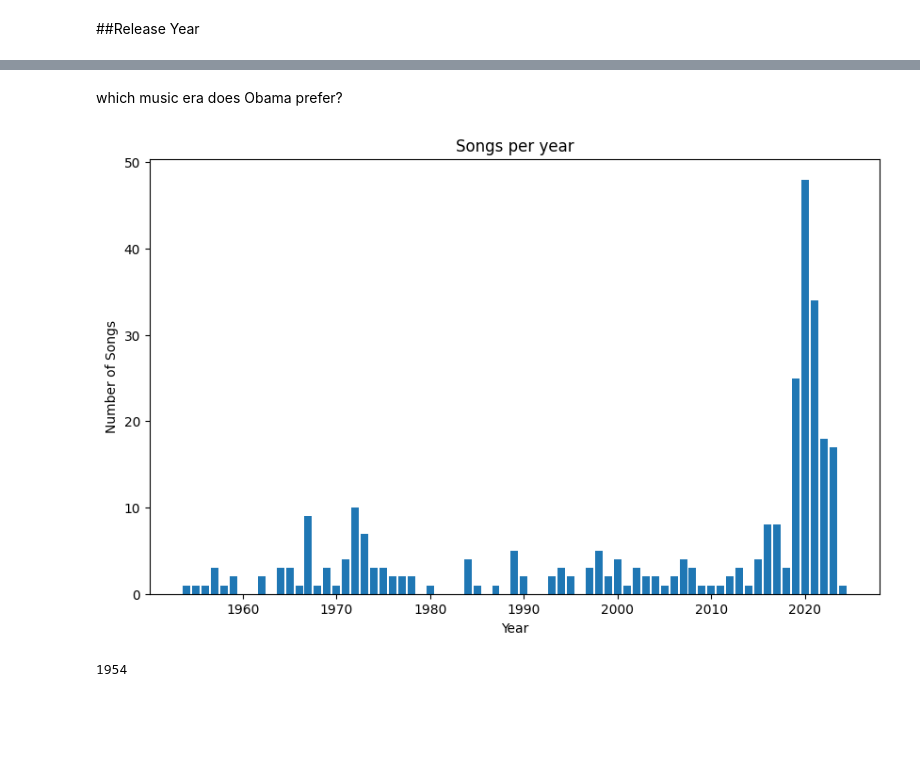
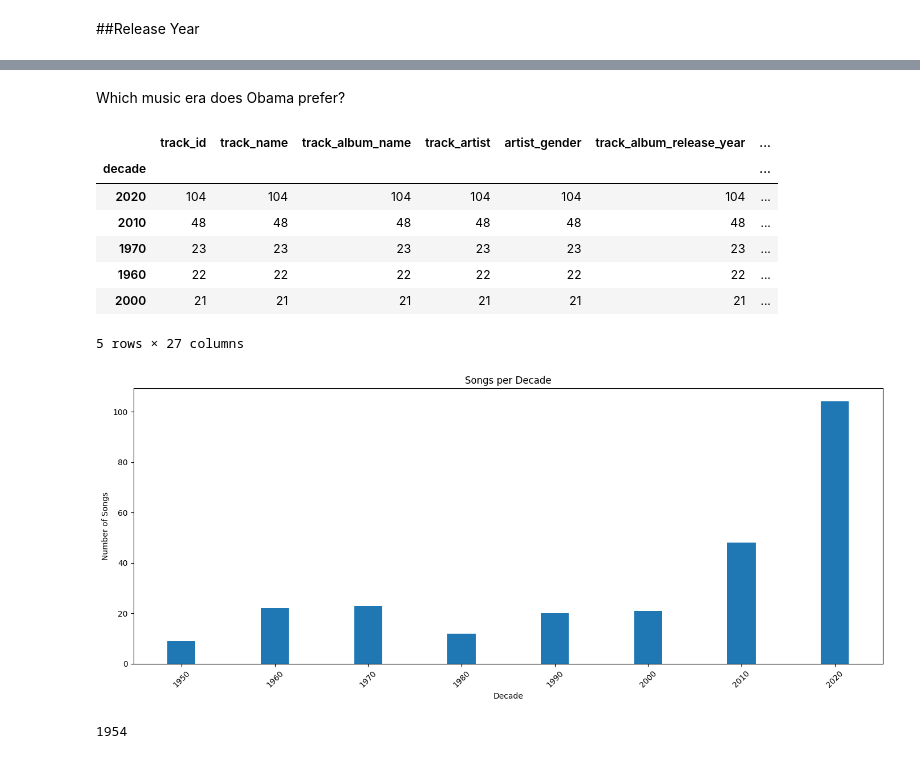
Before and after one commit to Ramonalyst/Music_Recommendation_System, a Jupyter notebook: Obama's_playlists_2019_2023_enriched_Exploration.ipynb, the cells around one changed output, grey strips where cells are left out. Saved outputs shown, nothing was run; the diff lists cells and outputs as text; code cells hidden in the pictures; blank space fills up the shorter version.

```diff
--- a/Obama's_playlists_2019_2023_enriched_Exploration.ipynb
+++ b/Obama's_playlists_2019_2023_enriched_Exploration.ipynb
@@ -125,5 +120,3 @@ np.int64(2)
-# %%
-df = df.drop_duplicates()
 # %%
 df.shape
 # %% [output]
@@ -150,4 +143,8 @@ time_signature               0
 dtype: int64
+# %%
+df['track_album_release_year'] = df['track_album_release_year'].str.replace(r'\D', '', regex=True).astype("Int64")
+# %%
+df['decade'] = (df['track_album_release_year'] // 10) * 10
 # %% [markdown]
 #Obama´s Taste Exploration
 # %% [markdown]
@@ -212,14 +198,37 @@ grouped_by_year.sort_values("track_name", ascending=False)
 # %% [markdown]
-which music era does Obama prefer?
+Which music era does Obama prefer?
+# %%
+grouped_by_decade = df.groupby("decade").count()
+grouped_by_decade.sort_values("track_name", ascending=False).head(5)
+# %% [output]
+|  | track_id | track_name | track_album_name | track_artist | artist_gender | track_album_release_year | ... |
+| decade |  |  |  |  |  |  | ... |
+| 2020 | 104 | 104 | 104 | 104 | 104 | 104 | ... |
+| 2010 | 48 | 48 | 48 | 48 | 48 | 48 | ... |
+| 1970 | 23 | 23 | 23 | 23 | 23 | 23 | ... |
+| 1960 | 22 | 22 | 22 | 22 | 22 | 22 | ... |
+| 2000 | 21 | 21 | 21 | 21 | 21 | 21 | ... |
+5 rows × 27 columns
 # %%
-#visualize number of songs (track_name) per year
-plt.figure(figsize=(10, 6))
-plt.bar(grouped_by_year.index, grouped_by_year['track_name'])
-plt.xlabel('Year')
+plt.figure(figsize=(14, 6))
+bar_width = 3
+
+plt.bar(grouped_by_decade.index, grouped_by_decade['track_name'], width=bar_width)
+
+plt.xticks(
+    ticks=grouped_by_decade.index,
+    labels=grouped_by_decade.index,
+    rotation=45,
+)
+
+plt.xlabel('Decade')
 plt.ylabel('Number of Songs')
-plt.title('Songs per year');
+plt.title('Songs per Decade')
+
+plt.tight_layout()  # Prevent label overlap
+plt.show()
 # %% [output]
-[figure, old version]
+[figure, new version]
 # %%
 print(df["track_album_release_year"].min())
 # %% [output]
```
Also changed, not shown: parts of 36 cells of this notebook.
